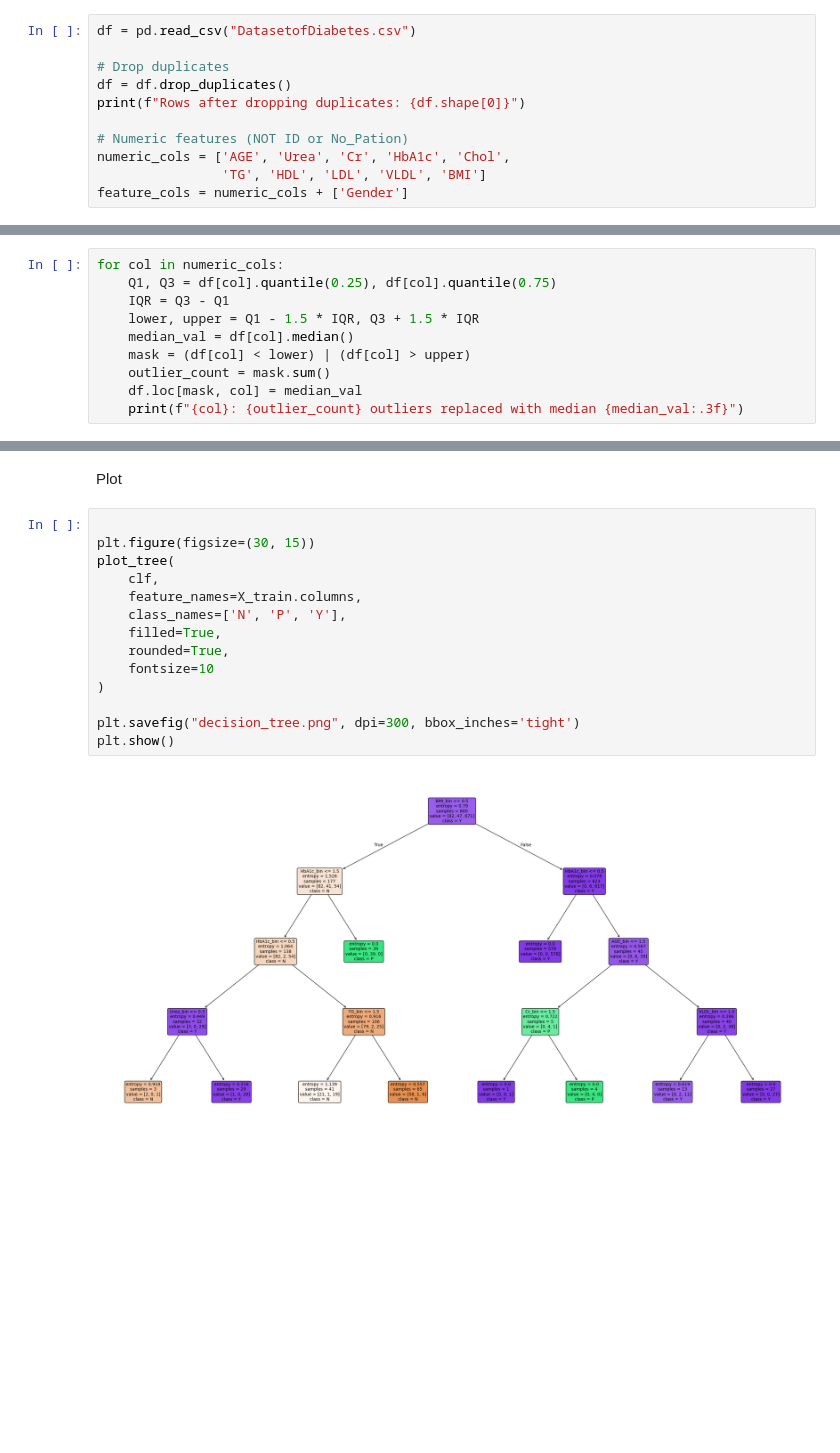
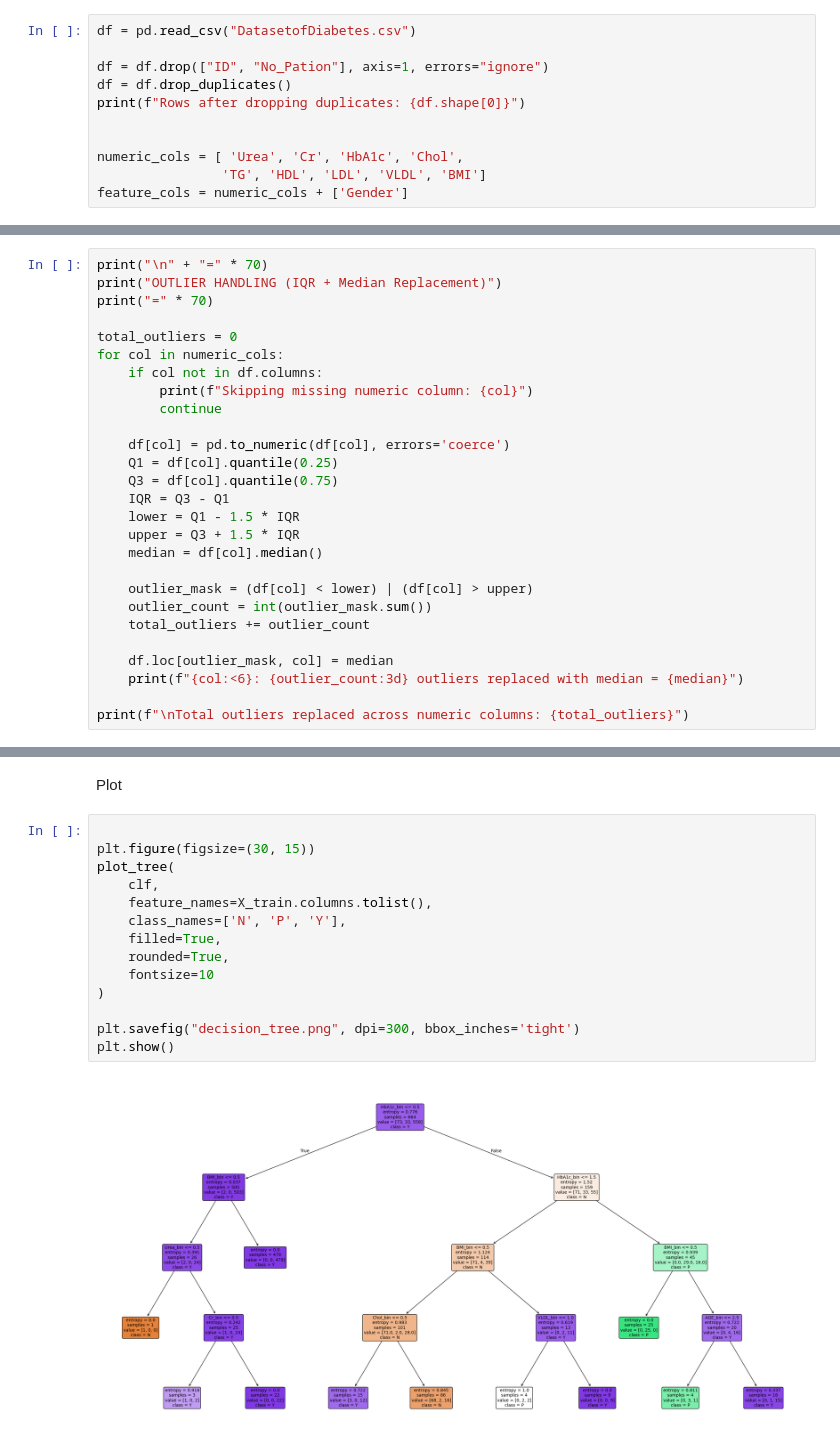
Before and after one commit to nourannmohamed/Diabetes-ML-Models, a Jupyter notebook: Datamining_Phase2/Decision_Tree_Scientific_Discretization.ipynb, the cells around one changed output, grey strips where cells are left out. Cells and saved outputs as stored; diff of their text form; blank space fills up the shorter version.

```diff
--- a/Datamining_Phase2/Decision_Tree_Scientific_Discretization.ipynb
+++ b/Datamining_Phase2/Decision_Tree_Scientific_Discretization.ipynb
@@ -16,12 +16,12 @@ Step 1: Loading & Basic cleaning
 # %%
 df = pd.read_csv("DatasetofDiabetes.csv")
 
-# Drop duplicates
+df = df.drop(["ID", "No_Pation"], axis=1, errors="ignore")
 df = df.drop_duplicates()
 print(f"Rows after dropping duplicates: {df.shape[0]}")
 
-# Numeric features (NOT ID or No_Pation)
-numeric_cols = ['AGE', 'Urea', 'Cr', 'HbA1c', 'Chol',
+
+numeric_cols = [ 'Urea', 'Cr', 'HbA1c', 'Chol',
                 'TG', 'HDL', 'LDL', 'VLDL', 'BMI']
 feature_cols = numeric_cols + ['Gender']
 # %% [output]
@@ -29,13 +29,30 @@ Rows after dropping duplicates: 1000
 # %% [markdown]
 Step 2: Outlier Handling (IQR + median)
 # %%
+print("\n" + "=" * 70)
+print("OUTLIER HANDLING (IQR + Median Replacement)")
+print("=" * 70)
+
+total_outliers = 0
 for col in numeric_cols:
-    Q1, Q3 = df[col].quantile(0.25), df[col].quantile(0.75)
+    if col not in df.columns:
+        print(f"Skipping missing numeric column: {col}")
+        continue
+
+    df[col] = pd.to_numeric(df[col], errors='coerce')
+    Q1 = df[col].quantile(0.25)
+    Q3 = df[col].quantile(0.75)
     IQR = Q3 - Q1
-    lower, upper = Q1 - 1.5 * IQR, Q3 + 1.5 * IQR
-    median_val = df[col].median()
-    mask = (df[col] < lower) | (df[col] > upper)
-    outlier_count = mask.sum()
-    df.loc[mask, col] = median_val
-    print(f"{col}: {outlier_count} outliers replaced with median {median_val:.3f}")
+    lower = Q1 - 1.5 * IQR
+    upper = Q3 + 1.5 * IQR
+    median = df[col].median()
+
+    outlier_mask = (df[col] < lower) | (df[col] > upper)
+    outlier_count = int(outlier_mask.sum())
+    total_outliers += outlier_count
+
+    df.loc[outlier_mask, col] = median
+    print(f"{col:<6}: {outlier_count:3d} outliers replaced with median = {median}")
+
+print(f"\nTotal outliers replaced across numeric columns: {total_outliers}")
 # %% [output]
@@ -295,16 +316,16 @@ Plot
 # %%
 
 plt.figure(figsize=(30, 15))
 plot_tree(
     clf,
-    feature_names=X_train.columns,
+    feature_names=X_train.columns.tolist(),
     class_names=['N', 'P', 'Y'],
     filled=True,
     rounded=True,
     fontsize=10
 )
 
 plt.savefig("decision_tree.png", dpi=300, bbox_inches='tight')
 plt.show()
 # %% [output]
-[figure, old version]
+[figure, new version]
```
Also changed, not shown: parts of 8 cells of this notebook.
